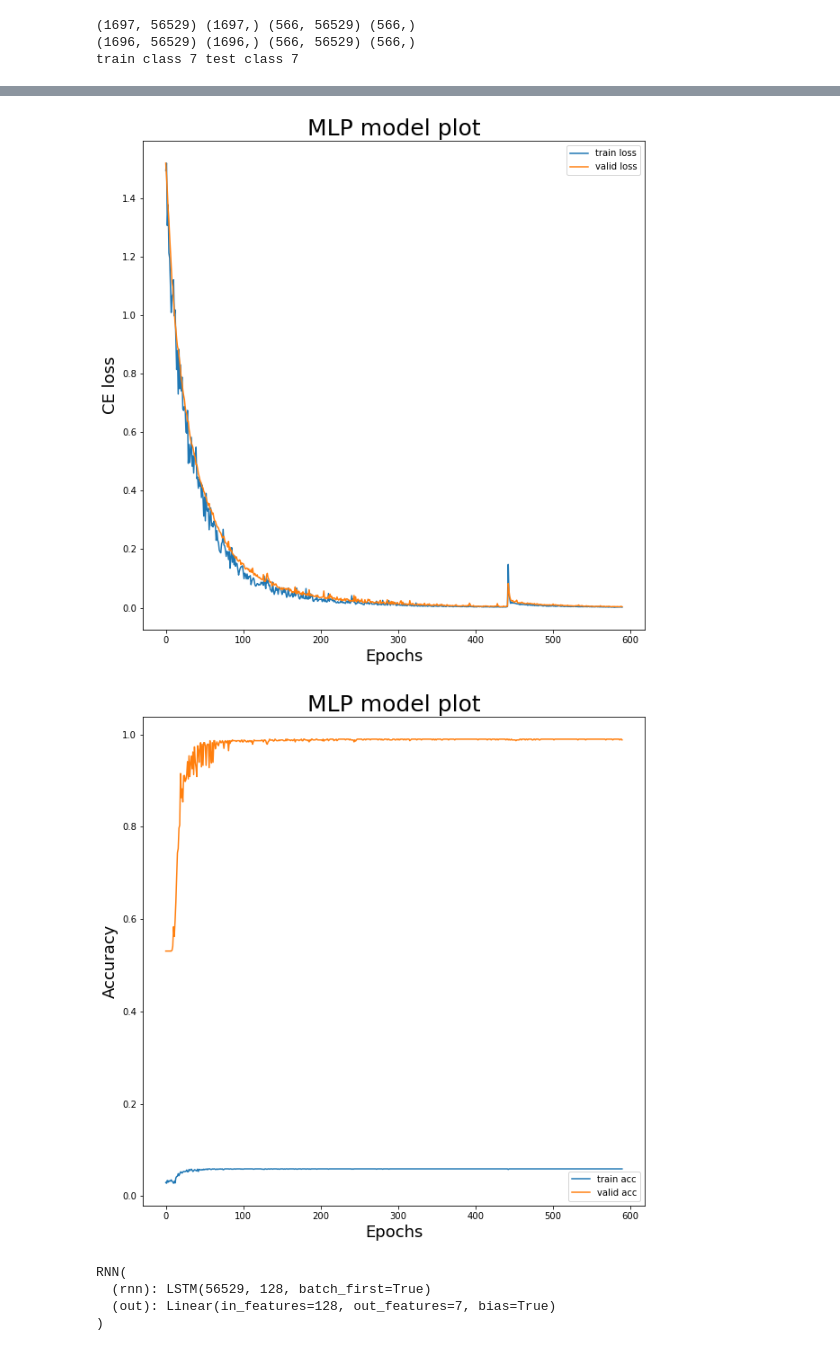
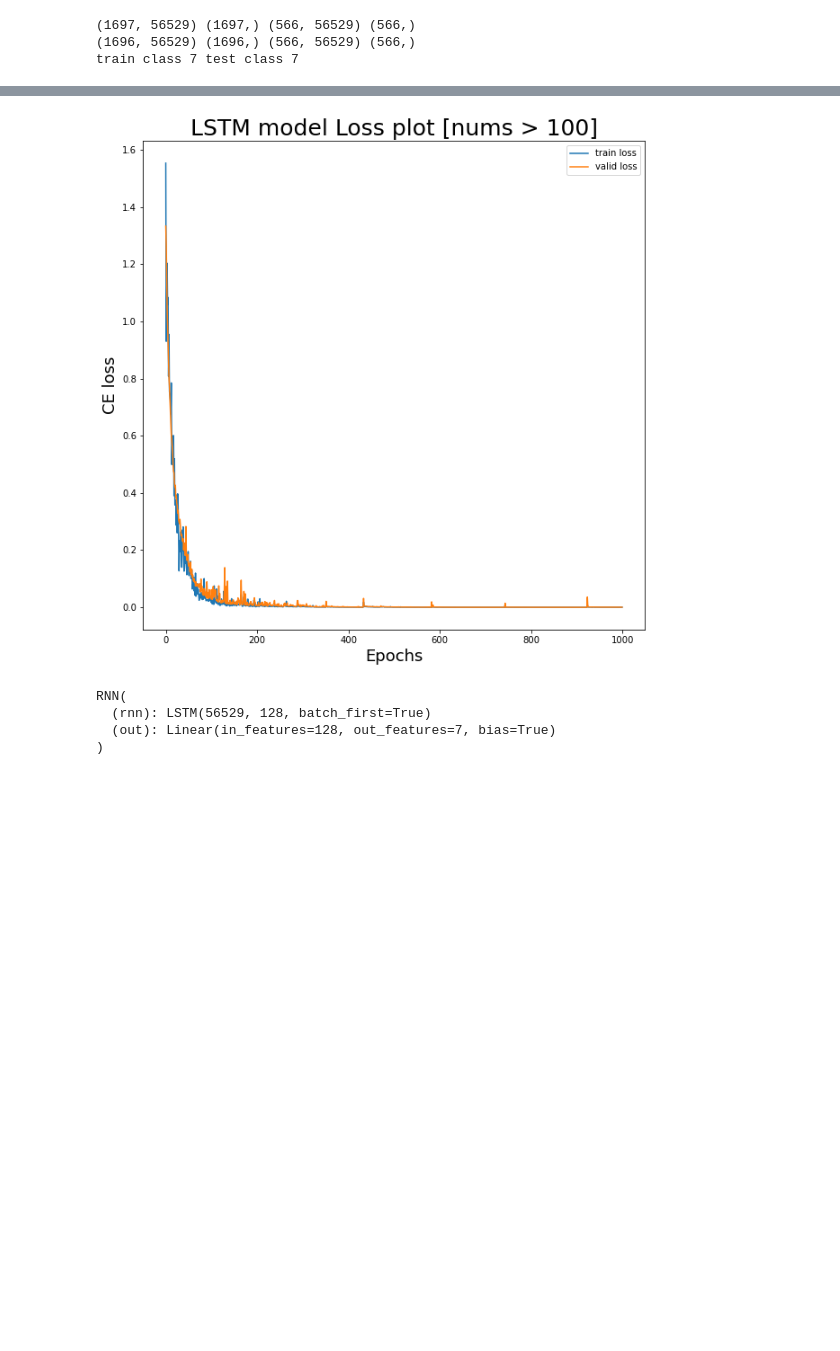
Before and after one commit to IlikeBB/Neural-Netowork-SARS-CoV-2, a Jupyter notebook: LSTM demo.ipynb, the cells around one changed output, grey strips where cells are left out. Cells and saved outputs as stored; diff of their text form; code cells hidden in the pictures; blank space fills up the shorter version.

```diff
--- a/LSTM demo.ipynb
+++ b/LSTM demo.ipynb
@@ -52,7 +52,7 @@ class data_loader:
 
         return np.array(X_train), np.array(Y_train), np.array(X_test), np.array(Y_test), b2
 
-batch_size = 100
+batch_size = 32
 # dataset npy loading
 loader = data_loader(np.load(train_npy[0], allow_pickle=True), np.load(train_npy[1], allow_pickle=True),
                     np.load(test_npy[0], allow_pickle=True), np.load(test_npy[1], allow_pickle=True))
@@ -75,7 +75,7 @@ valid_loader = DataLoader(dataset=test_zip, batch_size=batch_size, shuffle=False
 train class 7 test class 7
 # %%
 class RNN(nn.Module):
-    def __init__(self):
+    def __init__(self, class_n):
         super(RNN, self).__init__()
 
         self.rnn = nn.LSTM(
@@ -85,30 +85,37 @@ class RNN(nn.Module):
             batch_first=True,
         )
 
-        self.out = nn.Linear(128, 7)
+        self.out = nn.Linear(128, class_n)
     def forward(self, x):
         r_out, (h_c, h_h) = self.rnn(x, None)
         out = self.out(r_out[:, -1, :])
         return out
+
+    def initialize_weights(self):
+        for m in self.modules():
+            if isinstance(m, nn.Linear):
+                torch.nn.init.normal_(m.weight.data, 0, 0.01)
+                # m.weight.data.normal_(0,0.01)
+                m.bias.data.zero_()
 # %%
 def accuracy(predictions, labels):
     classes = torch.argmax(predictions, dim=1)
     return torch.mean((classes == labels).float())
 # %%
+from tqdm import tqdm_notebook
 LR = 0.0001
 stop_count = 0
-rnn = RNN().cuda()
+rnn = RNN(max(y_train)+1).cuda()
 optimizer = torch.optim.Adam(rnn.parameters(), lr=LR)
 loss_fun = nn.CrossEntropyLoss()
 tloss_stack, vloss_stack, t_acc_stack, v_acc_stack = [], [], [], []
 min_valid_loss = np.inf
-for epoch in range(1000):
+for epoch in tqdm_notebook(range(1000)):
 # for epoch in range(EPOCH):
     for step, (b_x, b_y) in enumerate(train_loader):
         # Forward pass
         rnn.train()
         train_loss = 0.0
-        batch_train_acc = 0.00
         if torch.cuda.is_available():
             b_x, b_y= (torch.unsqueeze(b_x, 1)).data.type(torch.FloatTensor).cuda(), b_y.cuda()
 
@@ -118,14 +125,11 @@ for epoch in range(1000):
         loss.backward()
         optimizer.step()
         train_loss = loss.item()*b_x.size(0)
-        batch_train_acc += accuracy(r_out, b_y)
     tloss_stack.append(loss)
-    batch_train_acc /= len(train_loader)
-    t_acc_stack.append(batch_train_acc)
+
 
     # Validation
     valid_loss = 0.0
-    batch_valid_acc = 0.00
     rnn.eval()
     for step, (b_x, b_y) in enumerate(valid_loader):
         if torch.cuda.is_available():
@@ -133,15 +137,12 @@ for epoch in range(1000):
         r_out = rnn(b_x)
         loss = loss_fun(r_out, b_y)
         valid_loss = loss.item()*b_x.size(0)
-        batch_valid_acc += accuracy(r_out, b_y)
     vloss_stack.append(loss)
-    batch_valid_acc /= len(valid_loader)
-    v_acc_stack.append(batch_valid_acc)
 
     if min_valid_loss > valid_loss:
-        print(f'Validation Loss Decreased({min_valid_loss:.6f}--->{valid_loss:.6f}) \t Saving The Model')
+        # print(f'Validation Loss Decreased({min_valid_loss:.6f}--->{valid_loss:.6f}) \t Saving The Model')
         min_valid_loss = valid_loss
 
         # Saving State Dict
-        torch.save(rnn, f'LSTM_saved_model_{filter_ths}.pth')
+        torch.save({'state_dict': rnn.state_dict()}, f'./pth/LSTM_saved_model_{filter_ths}.pth.tar')
 # %% [output]
@@ -167,25 +151,15 @@ RuntimeError: CUDA out of memory. Tried to allocate 134.00 MiB (GPU 0; 10.92 GiB
 # %%
 import matplotlib.pyplot as plt
 plt.figure(figsize=(10,10))
 plt.plot(tloss_stack, label='train loss')
 plt.plot(vloss_stack, label='valid loss')
 plt.xlabel('Epochs', fontsize=18)
 plt.ylabel('CE loss',fontsize=18)
-plt.title('MLP model plot', fontsize=25)
+plt.title(f'LSTM model Loss plot [nums > {filter_ths}]', fontsize=25)
 plt.legend()
-plt.savefig(f'./results/{filter_ths}_loss_LSTM.jpg')
-
-plt.figure(figsize=(10,10))
-plt.plot(t_acc_stack, label='train acc')
-plt.plot(v_acc_stack, label='valid acc')
-plt.xlabel('Epochs', fontsize=18)
-plt.ylabel('Accuracy',fontsize=18)
-plt.title('MLP model plot', fontsize=25)
-plt.legend()
-plt.savefig(f'./results/{filter_ths}_accuracy_LSTM.jpg')
+plt.savefig(f'./results/{filter_ths}_loss_LSTM_no-weight-init.jpg')
 # %% [output]
-[figure, old version]
+[figure, new version]
-[figure, removed]
 # %%
 from sklearn.metrics import confusion_matrix
 import seaborn as sns
```
Also changed, not shown: parts of 4 cells of this notebook, 1 other file.
